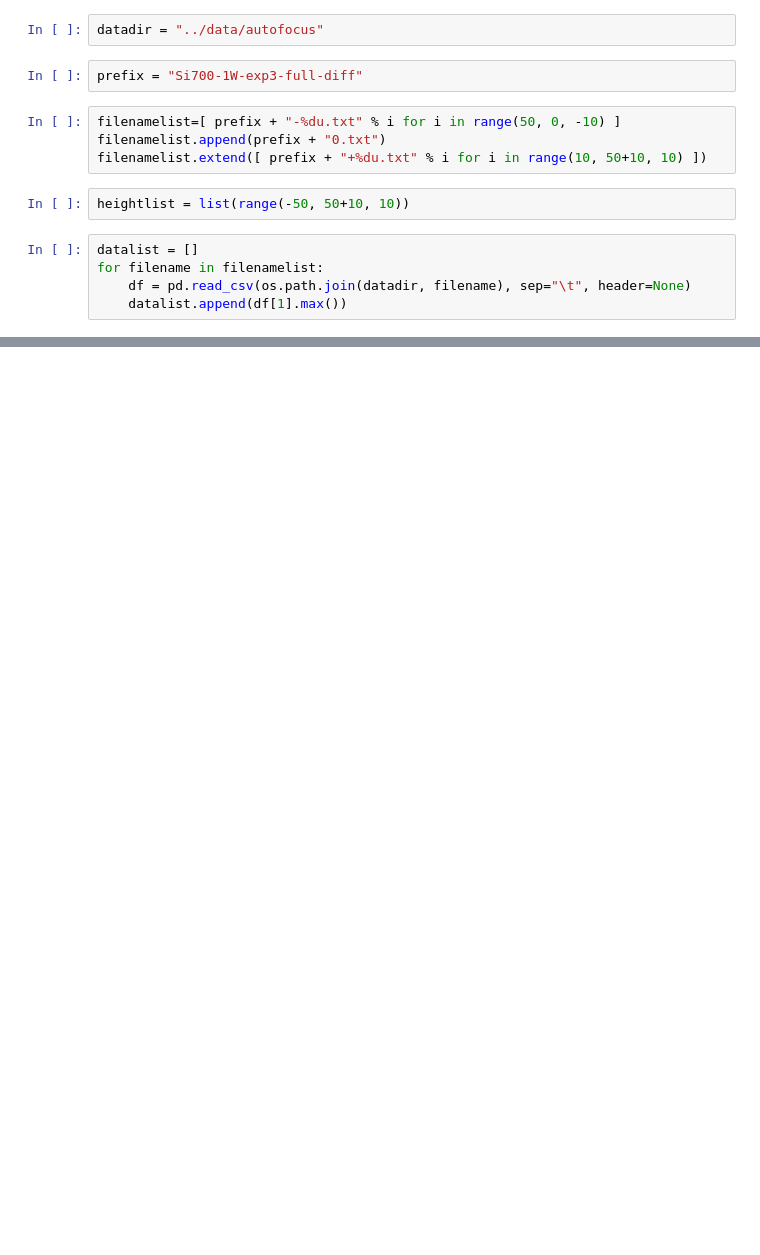
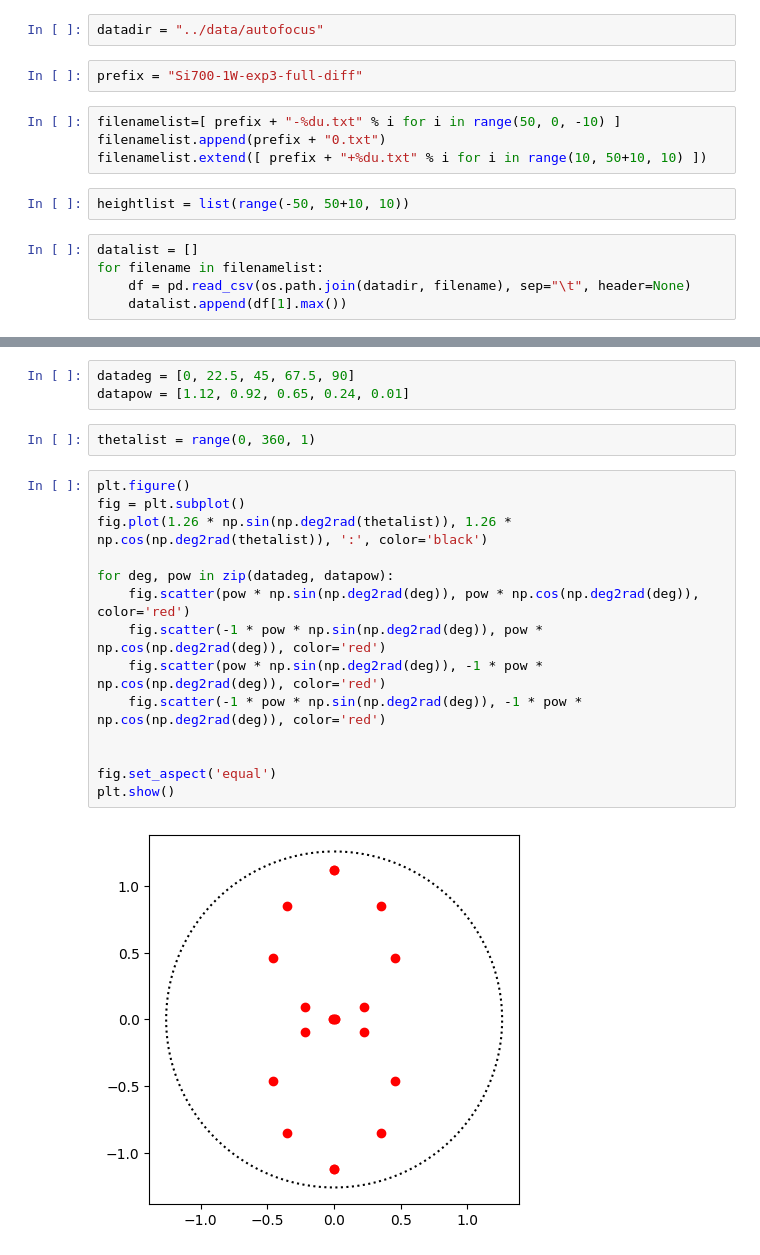
Before and after one commit to kykougaku/adhoc_analysis, a Jupyter notebook: notebook/autofocus.ipynb, the cells around one changed output, grey strips where cells are left out. Saved outputs shown, nothing was run; the diff lists cells and outputs as text; blank space fills up the shorter version.

```diff
--- a/notebook/autofocus.ipynb
+++ b/notebook/autofocus.ipynb
@@ -28,0 +45,21 @@ plt.show()
+# %%
+datadeg = [0, 22.5, 45, 67.5, 90]
+datapow = [1.12, 0.92, 0.65, 0.24, 0.01]
+# %%
+thetalist = range(0, 360, 1)
+# %%
+plt.figure()
+fig = plt.subplot()
+fig.plot(1.26 * np.sin(np.deg2rad(thetalist)), 1.26 * np.cos(np.deg2rad(thetalist)), ':', color='black')
+
+for deg, pow in zip(datadeg, datapow):
+    fig.scatter(pow * np.sin(np.deg2rad(deg)), pow * np.cos(np.deg2rad(deg)), color='red')
+    fig.scatter(-1 * pow * np.sin(np.deg2rad(deg)), pow * np.cos(np.deg2rad(deg)), color='red')
+    fig.scatter(pow * np.sin(np.deg2rad(deg)), -1 * pow * np.cos(np.deg2rad(deg)), color='red')
+    fig.scatter(-1 * pow * np.sin(np.deg2rad(deg)), -1 * pow * np.cos(np.deg2rad(deg)), color='red')
+
+
+fig.set_aspect('equal')
+plt.show()
+# %% [output]
+[figure, added]
```
Also changed, not shown: parts of 7 cells of this notebook, 1 other file.
